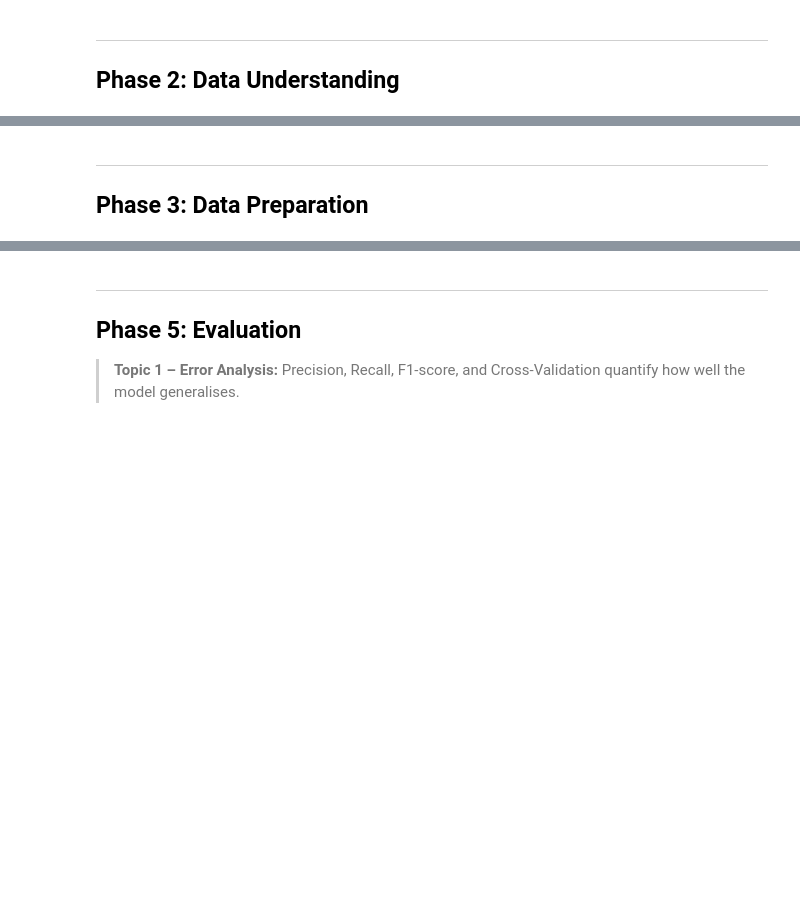
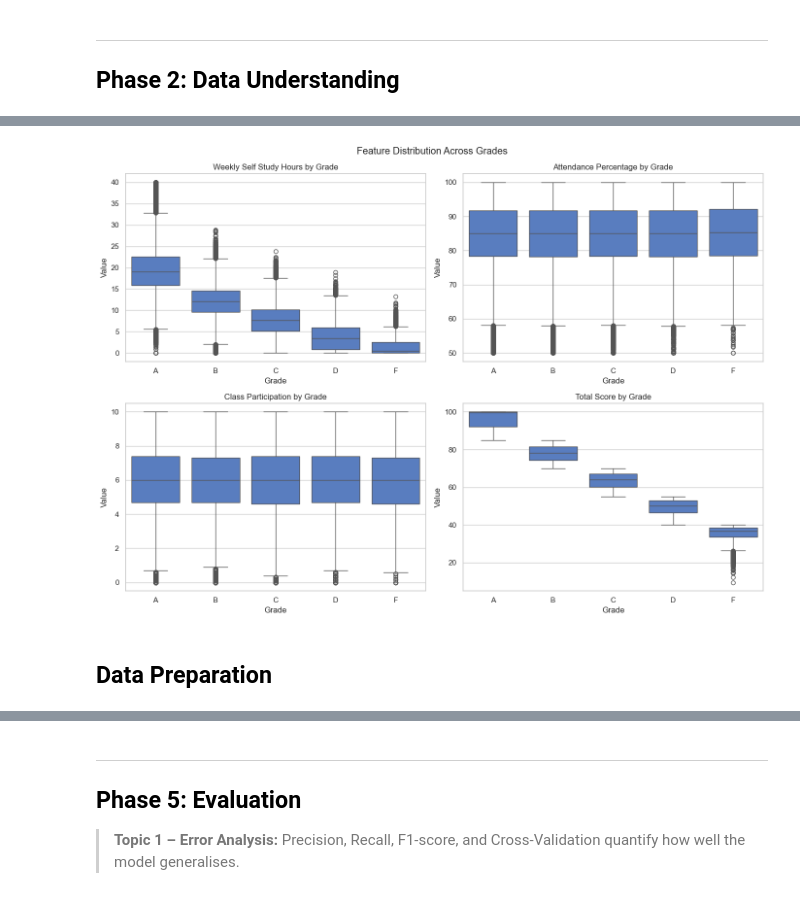
Before and after one commit to JoshuaKiluu/Score-Sense, a Jupyter notebook: student_grade_prediction.ipynb, the cells around one changed output, grey strips where cells are left out. Cells and saved outputs as stored; diff of their text form; code cells hidden in the pictures; blank space fills up the shorter version.

```diff
--- a/student_grade_prediction.ipynb
+++ b/student_grade_prediction.ipynb
@@ -300,22 +337,26 @@ plt.show()
 # %%
-# ============================================================
-# VISUALISATION 4: Boxplots by Grade
-# ============================================================
-palette_dict: dict = dict(zip(grade_order, grade_colors))  # dict (Topic 2)
-
+# Compare how each feature changes across different grades
 fig, axes = plt.subplots(2, 2, figsize=(14, 10))
 axes = axes.flatten()
 
-for i, feat in enumerate(feature_columns):
-    sns.boxplot(data=df, x='grade', y=feat, order=grade_order,
-                palette=palette_dict, ax=axes[i])
-    axes[i].set_title(f'{feat.replace("_"," ").title()} by Grade', fontweight='bold')
-    axes[i].set_xlabel('Grade')
+for i, feature in enumerate(feature_columns):
 
-plt.suptitle('Figure 4: Feature Distribution by Grade', fontsize=13, fontweight='bold')
+    sns.boxplot(
+        data=df,
+        x='grade',
+        y=feature,
+        order=grade_order,
+        ax=axes[i]
+    )
+
+    axes[i].set_title(f"{feature.replace('_', ' ').title()} by Grade")
+    axes[i].set_xlabel("Grade")
+    axes[i].set_ylabel("Value")
+
+plt.suptitle("Feature Distribution Across Grades")
 plt.tight_layout()
-plt.savefig('fig4_boxplots_by_grade.png', dpi=150, bbox_inches='tight')
 plt.show()
+# %% [output]
+[figure, added]
 # %% [markdown]
----
-## Phase 3: Data Preparation
+##  Data Preparation
```
Also changed, not shown: parts of 25 cells of this notebook.
